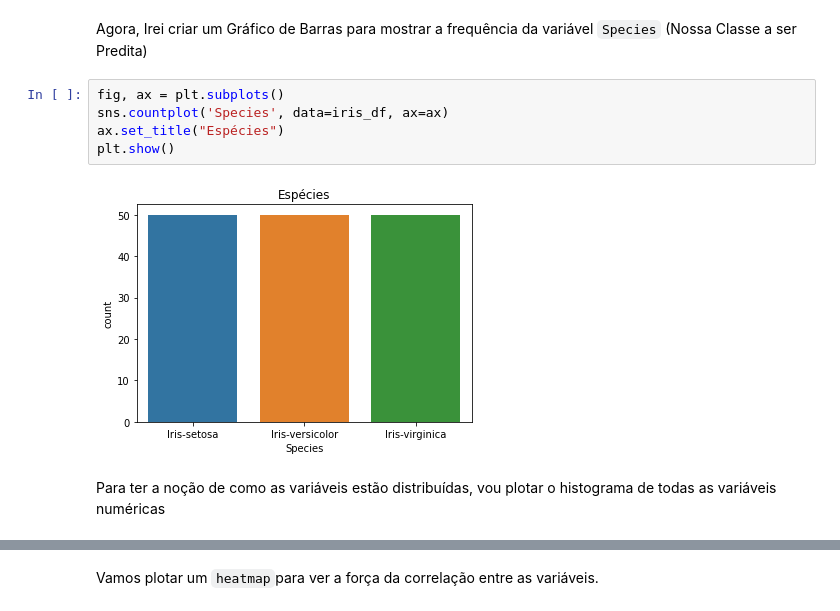
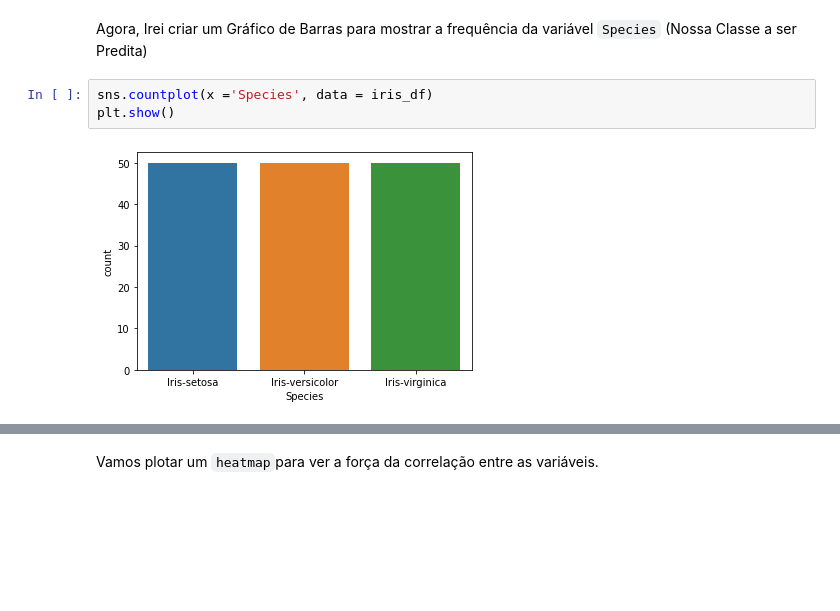
Before and after one commit to eu-joao/data-science, a Jupyter notebook: Conjunto de dados flor Iris/Conjunto de dados flor Iris.ipynb, the cells around one changed output, grey strips where cells are left out. Drawn from its saved outputs; the diff is of its cells as text; blank space fills up the shorter version.

```diff
--- a/Conjunto de dados flor Iris/Conjunto de dados flor Iris.ipynb
+++ b/Conjunto de dados flor Iris/Conjunto de dados flor Iris.ipynb
@@ -113,11 +133,7 @@ iris_df = iris_df.drop('Id', axis=1)
 # %% [markdown]
 Agora, Irei criar um Gráfico de Barras para  mostrar a frequência da variável `Species` (Nossa Classe a ser Predita)
 # %%
-fig, ax = plt.subplots()
-sns.countplot('Species', data=iris_df, ax=ax)
-ax.set_title("Espécies")
+sns.countplot(x ='Species', data = iris_df)
 plt.show()
 # %% [output]
-[figure, old version]
+[figure, new version]
-# %% [markdown]
-Para ter a noção de como as variáveis estão distribuídas, vou plotar o histograma de todas as variáveis numéricas
```
Also changed, not shown: parts of 14 cells of this notebook.
